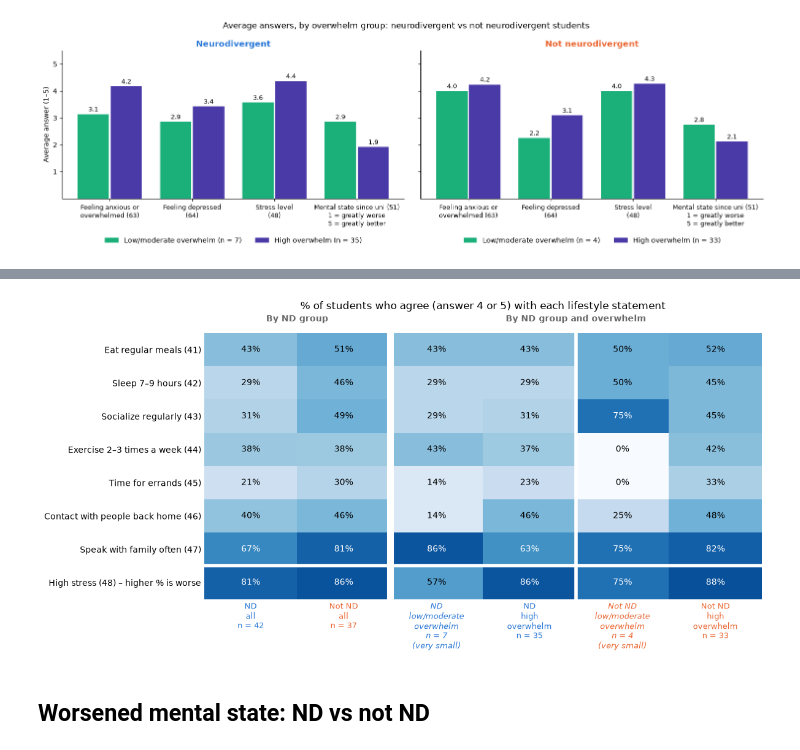
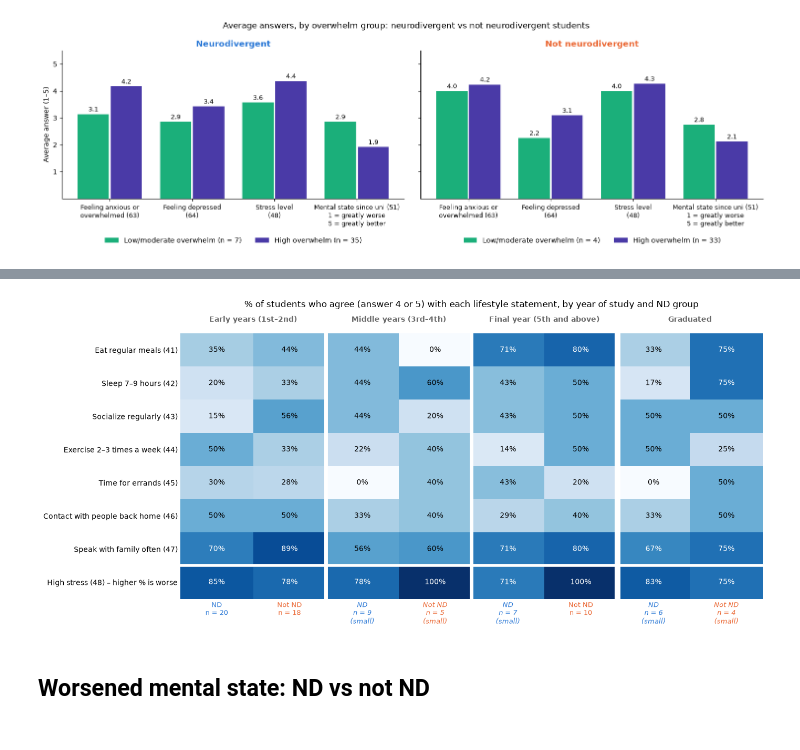
Before and after one commit to CarlaOnate/data-analysis-mental-health-veterinary-medicine-thesis, a Jupyter notebook: cda.ipynb, the cells around one changed output, grey strips where cells are left out. Cells and saved outputs as stored; diff of their text form; code cells hidden in the pictures.

Commit message:
- Lifestyle heatmap by year of study, comparing ND and not ND students in each year group

```diff
--- a/cda.ipynb
+++ b/cda.ipynb
@@ -689,40 +689,48 @@ LIFESTYLE_COLS = [col for col, _ in LIFESTYLE]
 AGREE_LABELS = [label for _, label in LIFESTYLE][:-1] + ["High stress (48) – higher % is worse"]
 SHORT = {"Neurodivergent": "ND", "Not neurodivergent": "Not ND"}
 
-# Columns: each ND group, then each ND group split into low/moderate and high overwhelm
-groups = [(f"{SHORT[g]}\nall", df["nd_group"] == g) for g in GROUP_ORDER]
-for g in GROUP_ORDER:
-    for label, is_high in [("low/moderate\noverwhelm", False), ("high\noverwhelm", True)]:
-        groups.append((f"{SHORT[g]}\n{label}", (df["nd_group"] == g) & (df["high_overwhelm"] == is_high)))
+# Years combined as in the EDA, so that no group is too small to compare
+YEAR_GROUPS = {"1": "Early years\n(1st–2nd)", "2": "Early years\n(1st–2nd)", "3": "Middle years\n(3rd–4th)",
+               "4": "Middle years\n(3rd–4th)", "5+": "Final year\n(5th and above)", "Graduated": "Graduated\n"}
+YEAR_ORDER = ["Early years\n(1st–2nd)", "Middle years\n(3rd–4th)", "Final year\n(5th and above)", "Graduated\n"]
+SMALL_GROUP = 10  # columns with fewer students than this are labelled "small"
+year_group = df["8"].map(YEAR_GROUPS)
+assert year_group.notna().all(), "unknown year of study in column 8"
+
+# Columns: each year group, with ND and not ND side by side
+columns = [(year, group) for year in YEAR_ORDER for group in GROUP_ORDER]
+masks = {(year, group): (year_group == year) & (df["nd_group"] == group) for year, group in columns}
+ns = {key: mask.sum() for key, mask in masks.items()}
 
 # % of each group answering 4 or 5 (agree / strongly agree; for stress: high / very high)
 agree_answers = (df[LIFESTYLE_COLS] >= 4).where(df[LIFESTYLE_COLS].notna())
-agree = pd.DataFrame({name: agree_answers[mask].mean() for name, mask in groups}).set_axis(AGREE_LABELS)
-ns = {name: mask.sum() for name, mask in groups}
-display((agree * 100).round(0).set_axis([f"{name.replace(chr(10), ' ')} (n = {ns[name]})" for name in agree.columns], axis=1))
+agree = pd.DataFrame({key: agree_answers[mask].mean() for key, mask in masks.items()}).set_axis(AGREE_LABELS)
+display((agree * 100).round(0).set_axis(pd.MultiIndex.from_tuples(
+    [(year.replace("\n", " ").strip(), f"{SHORT[group]} (n = {ns[year, group]})") for year, group in columns]), axis=1))
 
-fig, ax = plt.subplots(figsize=(12, 6))
-im = ax.imshow(agree.values, cmap="Blues", vmin=0, vmax=1, aspect="auto")
+fig, ax = plt.subplots(figsize=(14, 6.5))
+ax.imshow(agree.values, cmap="Blues", vmin=0, vmax=1, aspect="auto")
 for r in range(agree.shape[0]):
     for c in range(agree.shape[1]):
         value = agree.iat[r, c]
         ax.text(c, r, f"{value:.0%}", ha="center", va="center", fontsize=10, color="white" if value > 0.6 else "black")
 ax.axhline(6.5, color="white", linewidth=4)  # stress is set apart: for it, a high % means worse wellbeing
-ax.axvline(1.5, color="white", linewidth=8)  # all students | split by overwhelm
-ax.axvline(3.5, color="white", linewidth=4)  # ND | not ND within the overwhelm block
-for x, header in [(0.5, "By ND group"), (3.5, "By ND group and overwhelm")]:
-    ax.text(x, -0.85, header, ha="center", fontsize=10, fontweight="bold", color="dimgrey")
-# The low/moderate overwhelm columns are very small (7 and 4 students): their labels say so, in italics
-ax.set_xticks(range(agree.shape[1]), [f"{name}\nn = {ns[name]}" + ("\n(very small)" if "low" in name else "")
-                                      for name in agree.columns], fontsize=9)
-for tick, name in zip(ax.get_xticklabels(), agree.columns):
-    tick.set_color(ND_COLOR if name.startswith("ND") else NON_ND_COLOR)
-    if "low" in name:
+for k in range(1, len(YEAR_ORDER)):
+    ax.axvline(2 * k - 0.5, color="white", linewidth=8 if k == len(YEAR_ORDER) - 1 else 5)  # graduates set further apart
+for k, year in enumerate(YEAR_ORDER):
+    ax.text(2 * k + 0.5, -0.85, year.replace("\n", " ").strip(), ha="center", fontsize=10, fontweight="bold",
+            color="dimgrey")
+# Columns with fewer than 10 students are labelled "small", in italics
+ax.set_xticks(range(len(columns)), [f"{SHORT[group]}\nn = {ns[year, group]}" + ("\n(small)" if ns[year, group] < SMALL_GROUP else "")
+                                    for year, group in columns], fontsize=9)
+for tick, (year, group) in zip(ax.get_xticklabels(), columns):
+    tick.set_color(ND_COLOR if group == "Neurodivergent" else NON_ND_COLOR)
+    if ns[year, group] < SMALL_GROUP:
         tick.set_style("italic")
 ax.set_yticks(range(len(LIFESTYLE)), AGREE_LABELS)
 ax.tick_params(length=0)
 ax.spines[:].set_visible(False)
-ax.set_title("% of students who agree (answer 4 or 5) with each lifestyle statement", pad=28)
+ax.set_title("% of students who agree (answer 4 or 5) with each lifestyle statement, by year of study and ND group", pad=36)
 plt.tight_layout()
 plt.show()
 # %% [output]
@@ -738,4 +747,4 @@ plt.show()
-[figure, old version]
+[figure, new version]
 # %% [markdown]
 ## Worsened mental state: ND vs not ND
 # %% [markdown]
```
Also changed, not shown: parts of 3 cells of this notebook, 1 other file.
